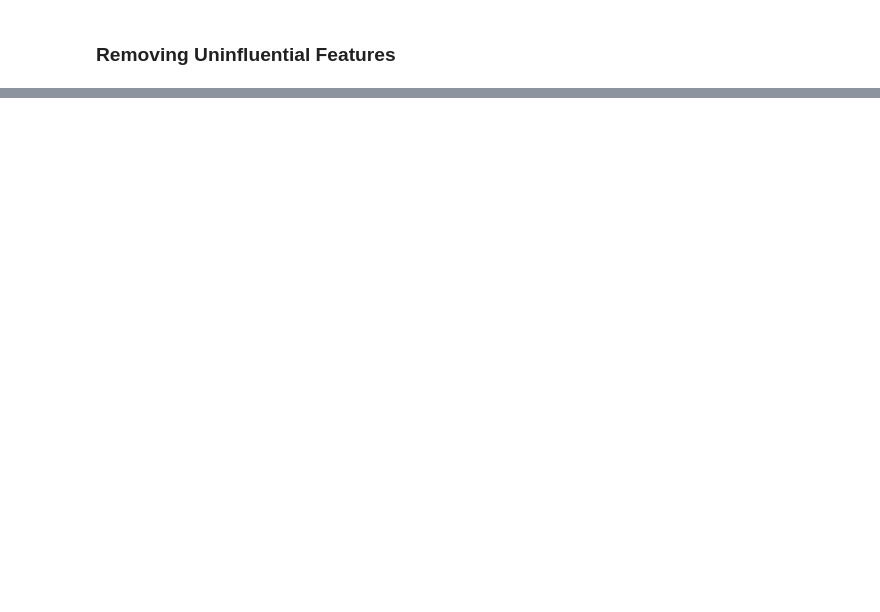
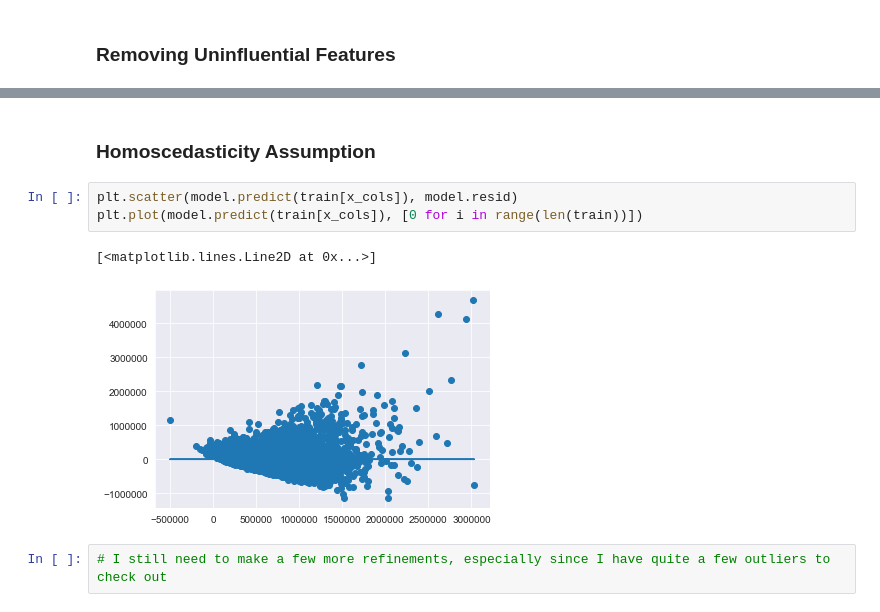
Before and after one commit to psuero1/house-sales-project, a Jupyter notebook: Iterative_Modeling.ipynb, the cells around one changed output, grey strips where cells are left out. Cells and saved outputs as stored; diff of their text form; blank space fills up the shorter version.

```diff
--- a/Iterative_Modeling.ipynb
+++ b/Iterative_Modeling.ipynb
@@ -138,0 +305,10 @@ SyntaxError: invalid syntax (<unknown>, line 1)
+# %% [markdown]
+### Homoscedasticity Assumption
+# %%
+plt.scatter(model.predict(train[x_cols]), model.resid)
+plt.plot(model.predict(train[x_cols]), [0 for i in range(len(train))])
+# %% [output]
+[<matplotlib.lines.Line2D at 0x...>]
+[figure, added]
+# %%
+# I still need to make a few more refinements, especially since I have quite a few outliers to check out
```
Also changed, not shown: parts of 27 cells of this notebook, 1 other file.
